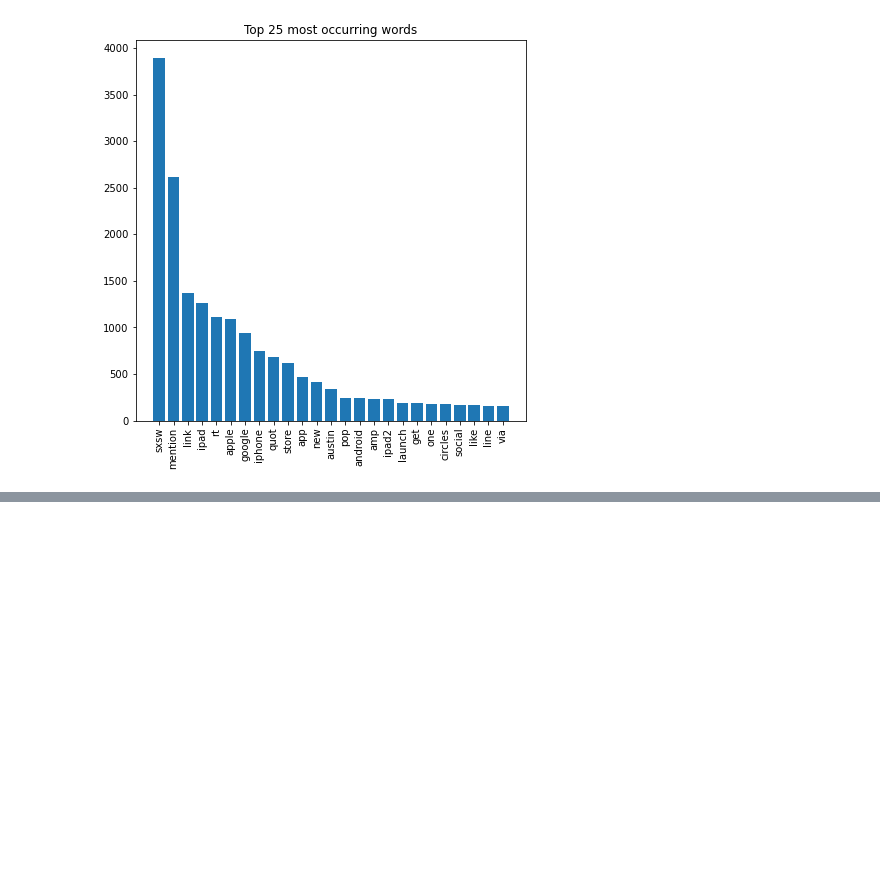
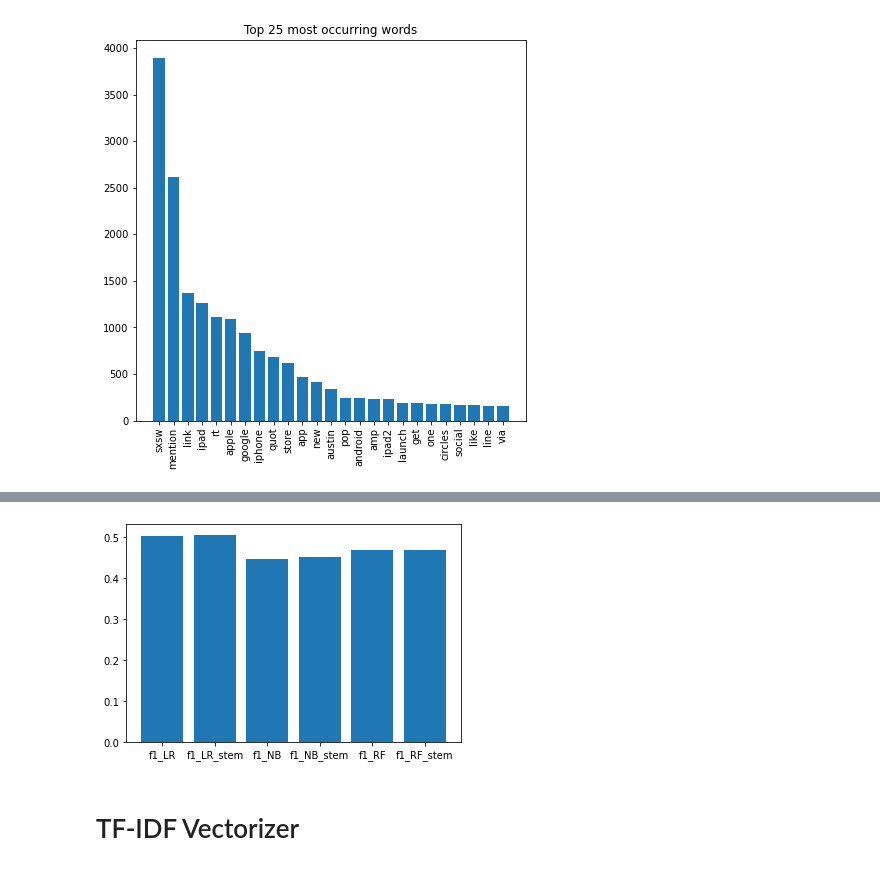
Before and after one commit to rahulakrish/customer_sentiment_analysis, a Jupyter notebook: phase4_project.ipynb, the cells around one changed output, grey strips where cells are left out. Saved outputs shown, nothing was run; the diff lists cells and outputs as text; code cells hidden in the pictures; blank space fills up the shorter version.

```diff
--- a/phase4_project.ipynb
+++ b/phase4_project.ipynb
@@ -539,0 +516,8 @@ df.head()
+# %%
+#changing the train and test sets
+#splitting the into train and test sets for the analysis
+#creating X and y
+X = df['stemmed_tokens']
+y = df['target']
+
+X_train_2,X_test_2,y_train_2,y_test_2 = train_test_split(X,y,random_state=42)
@@ -539,0 +526,11 @@ df.head()
+# %%
+lr_pipe_2 = Pipeline([('vectorizer',CountVectorizer(stop_words=stopwords_list,preprocessor=dummy,tokenizer=dummy)),
+                       ('model', LogisticRegression())
+                     ])
+
+lr_pipe_2.fit(X_train_2,y_train_2)
+predictions_2=lr_pipe_2.predict(X_test_2)
+
+print(classification_report(y_test_2,predictions_2,target_names=labels))
+
+f1_LR_stem = get_f1_score(y_test_2,predictions_2)
@@ -539,0 +549,11 @@ df.head()
+# %%
+nb_pipe_2 = Pipeline([('vectorizer',CountVectorizer(stop_words=stopwords_list,preprocessor=dummy,tokenizer=dummy)),
+                       ('model', MultinomialNB())
+                     ])
+
+nb_pipe_2.fit(X_train_2,y_train_2)
+predictions_2=nb_pipe_2.predict(X_test_2)
+
+print(classification_report(y_test_2,predictions_2,target_names=labels))
+
+f1_NB_stem = get_f1_score(y_test_2,predictions_2)
@@ -539,0 +572,11 @@ df.head()
+# %%
+rf_pipe_2 = Pipeline([('vectorizer',CountVectorizer(stop_words=stopwords_list,preprocessor=dummy,tokenizer=dummy)),
+                       ('model', RandomForestClassifier())
+                     ])
+
+rf_pipe_2.fit(X_train_2,y_train_2)
+predictions_2=rf_pipe_2.predict(X_test_2)
+
+print(classification_report(y_test_2,predictions_2,target_names=labels))
+
+f1_RF_stem = get_f1_score(y_test_2,predictions_2)
@@ -539,0 +593,8 @@ df.head()
+# %%
+fig,ax=plt.subplots()
+ax.bar(x=['f1_LR','f1_LR_stem','f1_NB','f1_NB_stem','f1_RF','f1_RF_stem'],
+       height=[f1_LR,f1_LR_stem,f1_NB,f1_NB_stem,f1_RF,f1_RF_stem]);
+# %% [output]
+[figure, added]
+# %% [markdown]
+# TF-IDF Vectorizer
```
Also changed, not shown: parts of 60 cells of this notebook.
